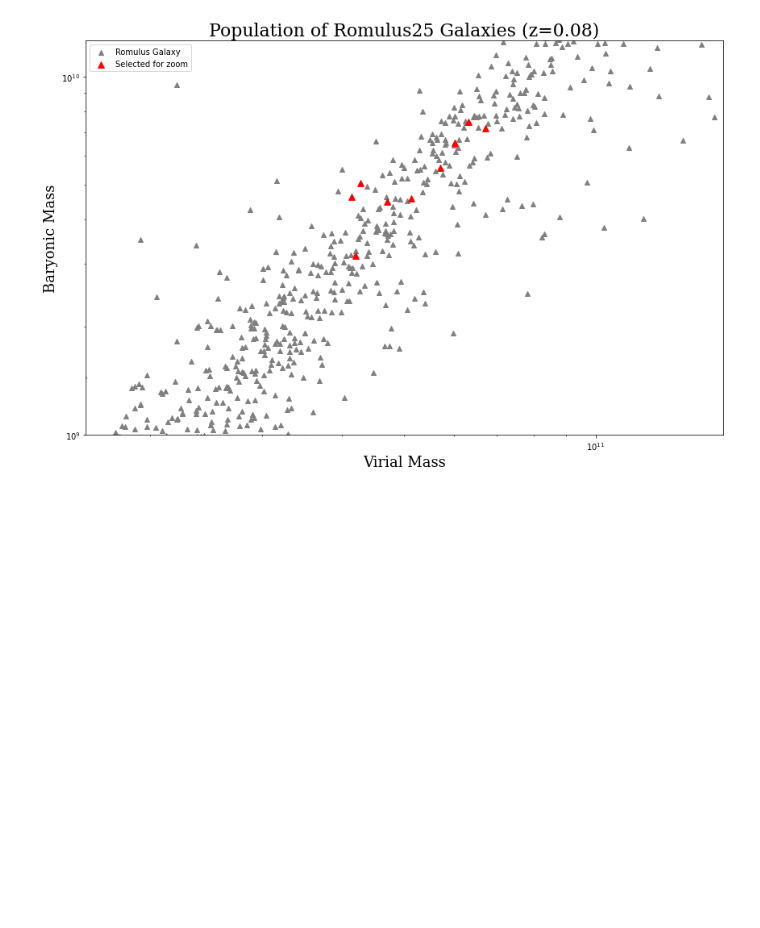
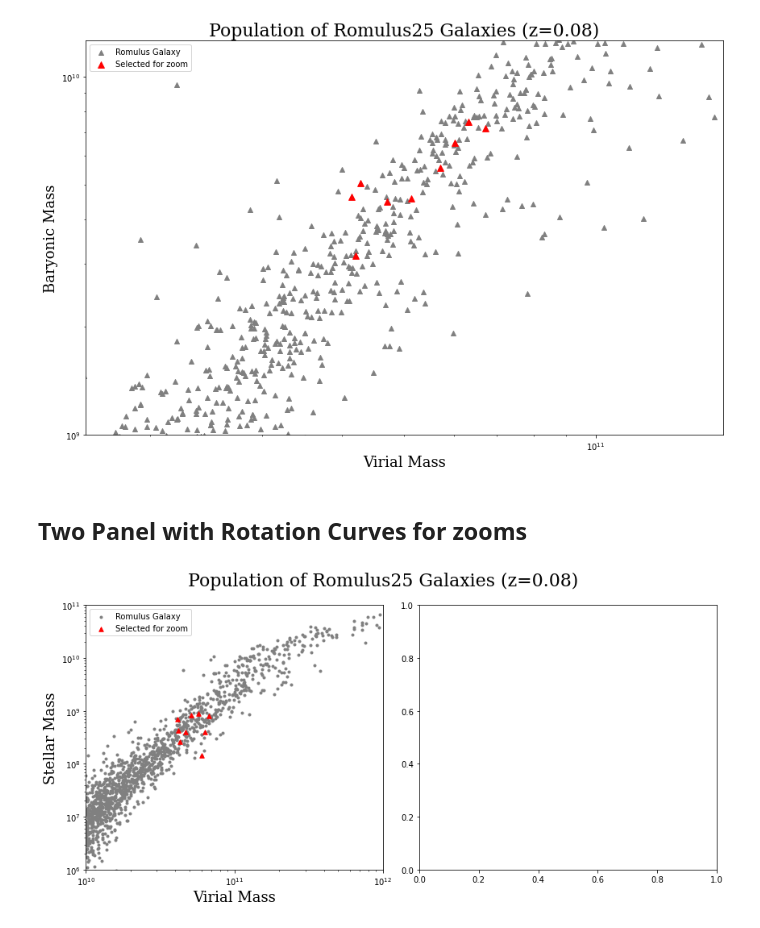
Before and after one commit to JosephWick/H1-merian, a Jupyter notebook: notebooks/PopulationFigure.ipynb, the cells around one changed output. Drawn from its saved outputs; the diff is of its cells as text; code cells hidden in the pictures; blank space fills up the shorter version.

```diff
--- a/notebooks/PopulationFigure.ipynb
+++ b/notebooks/PopulationFigure.ipynb
@@ -107,3 +111,36 @@ plt.tight_layout()
 #plt.savefig('../figures/popFig/popFig_virialBar_z08.png')
 # %% [output]
 [figure]
+# %% [markdown]
+## Two Panel with Rotation Curves for zooms
+# %%
+haloIDs = [431, 468, 492, 502, 523, 569, 615]
+# %%
+fig, axs = plt.subplots(1,2, figsize=(12,6))
+
+# plot left; scatter
+axs[0].scatter(mvir,mstar, marker='.', c='gray')
+axs[0].scatter(mvir_sel, mstar_sel, marker='^', c='red', s=30)
+axs[0].set_xscale('log')
+axs[0].set_yscale('log')
+
+axs[0].set_xlim([10**10.0, 10**12])
+axs[0].set_ylim([10**6, 10**11])
+
+plt.suptitle('Population of Romulus25 Galaxies (z=0.08)', fontsize=22, fontfamily='serif')
+axs[0].set_xlabel('Virial Mass', fontsize=18, fontfamily='serif')
+axs[0].set_ylabel('Stellar Mass', fontsize=18, fontfamily='serif')
+
+axs[0].legend(['Romulus Galaxy', 'Selected for zoom'])
+
+# plot right; rotation
+
+# iterate through and do rotation plot
+for hID in haloIDs:
+
+
+
+plt.tight_layout()
+plt.savefig('../figures/popFig/popFig_virialStellar_z08.png')
+# %% [output]
+[figure, added]
```
Also changed, not shown: parts of 3 cells of this notebook, 1 other file.
